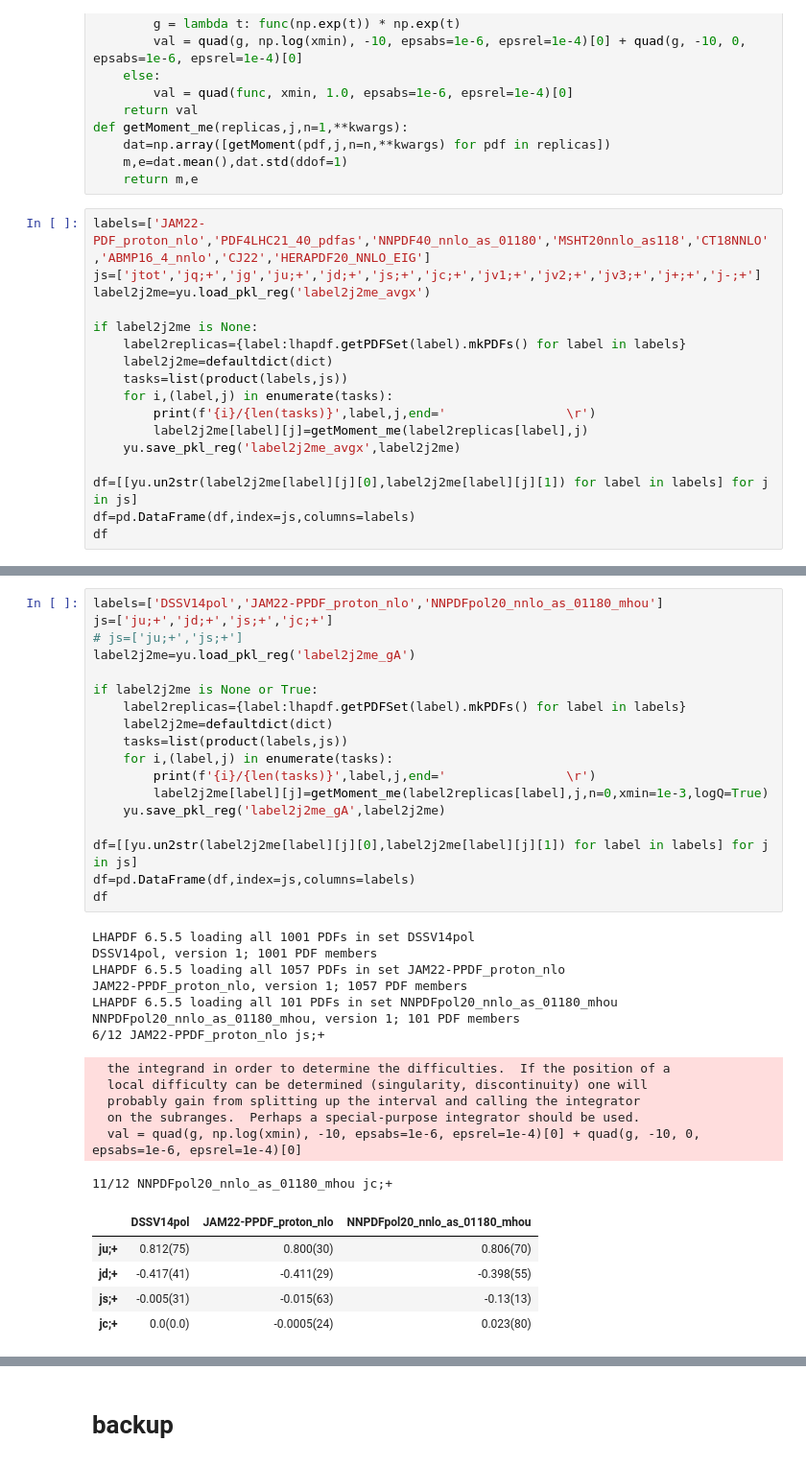
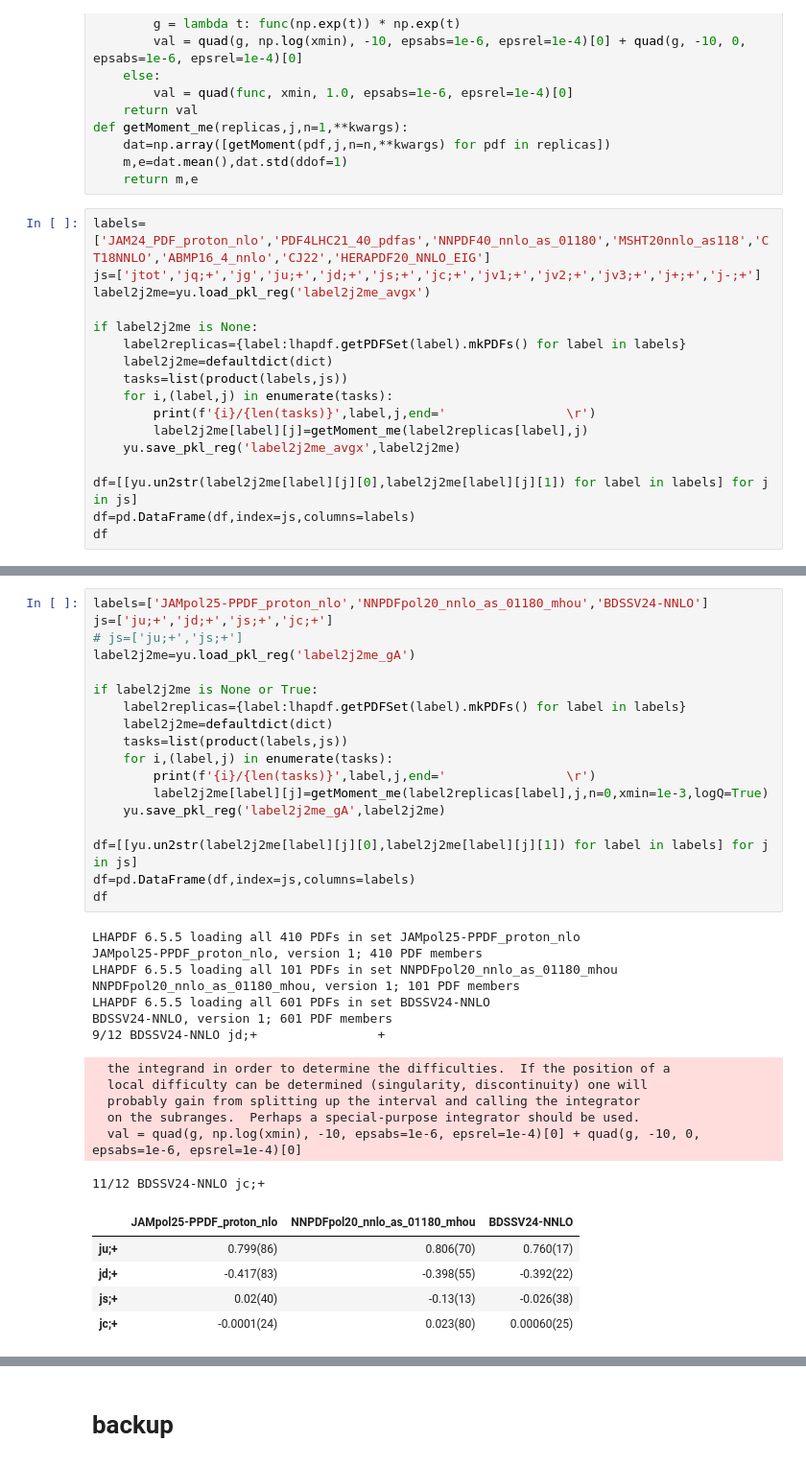
Before and after one commit to lee14916/glwc3, a Jupyter notebook: project2/05_moments/lhapdf.ipynb, the cells around one changed output, grey strips where cells are left out. Shown at 96% size. Drawn from its saved outputs; the diff is of its cells as text.

```diff
--- a/project2/05_moments/lhapdf.ipynb
+++ b/project2/05_moments/lhapdf.ipynb
@@ -108,7 +118,7 @@ def getMoment_me(replicas,j,n=1,**kwargs):
     m,e=dat.mean(),dat.std(ddof=1)
     return m,e
 # %%
-labels=['JAM22-PDF_proton_nlo','PDF4LHC21_40_pdfas','NNPDF40_nnlo_as_01180','MSHT20nnlo_as118','CT18NNLO','ABMP16_4_nnlo','CJ22','HERAPDF20_NNLO_EIG']
+labels=['JAM24_PDF_proton_nlo','PDF4LHC21_40_pdfas','NNPDF40_nnlo_as_01180','MSHT20nnlo_as118','CT18NNLO','ABMP16_4_nnlo','CJ22','HERAPDF20_NNLO_EIG']
 js=['jtot','jq;+','jg','ju;+','jd;+','js;+','jc;+','jv1;+','jv2;+','jv3;+','j+;+','j-;+']
 label2j2me=yu.load_pkl_reg('label2j2me_avgx')
 
@@ -141,38 +168,38 @@ df
 # %%
-labels=['DSSV14pol','JAM22-PPDF_proton_nlo','NNPDFpol20_nnlo_as_01180_mhou']
+labels=['JAMpol25-PPDF_proton_nlo','NNPDFpol20_nnlo_as_01180_mhou','BDSSV24-NNLO']
 js=['ju;+','jd;+','js;+','jc;+']
 # js=['ju;+','js;+']
 label2j2me=yu.load_pkl_reg('label2j2me_gA')
 
 if label2j2me is None or True:
     label2replicas={label:lhapdf.getPDFSet(label).mkPDFs() for label in labels}
     label2j2me=defaultdict(dict)
     tasks=list(product(labels,js))
     for i,(label,j) in enumerate(tasks):
         print(f'{i}/{len(tasks)}',label,j,end='                \r')
         label2j2me[label][j]=getMoment_me(label2replicas[label],j,n=0,xmin=1e-3,logQ=True)
     yu.save_pkl_reg('label2j2me_gA',label2j2me)
 
 df=[[yu.un2str(label2j2me[label][j][0],label2j2me[label][j][1]) for label in labels] for j in js]
 df=pd.DataFrame(df,index=js,columns=labels)
 df
 # %% [output]
-LHAPDF 6.5.5 loading all 1001 PDFs in set DSSV14pol
-DSSV14pol, version 1; 1001 PDF members
-LHAPDF 6.5.5 loading all 1057 PDFs in set JAM22-PPDF_proton_nlo
-JAM22-PPDF_proton_nlo, version 1; 1057 PDF members
+LHAPDF 6.5.5 loading all 410 PDFs in set JAMpol25-PPDF_proton_nlo
+JAMpol25-PPDF_proton_nlo, version 1; 410 PDF members
 LHAPDF 6.5.5 loading all 101 PDFs in set NNPDFpol20_nnlo_as_01180_mhou
 NNPDFpol20_nnlo_as_01180_mhou, version 1; 101 PDF members
-6/12 JAM22-PPDF_proton_nlo js;+
+LHAPDF 6.5.5 loading all 601 PDFs in set BDSSV24-NNLO
+BDSSV24-NNLO, version 1; 601 PDF members
+9/12 BDSSV24-NNLO jd;+                +
   the integrand in order to determine the difficulties.  If the position of a
   local difficulty can be determined (singularity, discontinuity) one will
   probably gain from splitting up the interval and calling the integrator
   on the subranges.  Perhaps a special-purpose integrator should be used.
   val = quad(g, np.log(xmin), -10, epsabs=1e-6, epsrel=1e-4)[0] + quad(g, -10, 0, epsabs=1e-6, epsrel=1e-4)[0]
-11/12 NNPDFpol20_nnlo_as_01180_mhou jc;+
+11/12 BDSSV24-NNLO jc;+
-|  | DSSV14pol | JAM22-PPDF_proton_nlo | NNPDFpol20_nnlo_as_01180_mhou |
-| ju;+ | 0.812(75) | 0.800(30) | 0.806(70) |
-| jd;+ | -0.417(41) | -0.411(29) | -0.398(55) |
-| js;+ | -0.005(31) | -0.015(63) | -0.13(13) |
-| jc;+ | 0.0(0.0) | -0.0005(24) | 0.023(80) |
+|  | JAMpol25-PPDF_proton_nlo | NNPDFpol20_nnlo_as_01180_mhou | BDSSV24-NNLO |
+| ju;+ | 0.799(86) | 0.806(70) | 0.760(17) |
+| jd;+ | -0.417(83) | -0.398(55) | -0.392(22) |
+| js;+ | 0.02(40) | -0.13(13) | -0.026(38) |
+| jc;+ | -0.0001(24) | 0.023(80) | 0.00060(25) |
 # %%
```
Also changed, not shown: parts of 14 cells of this notebook.
